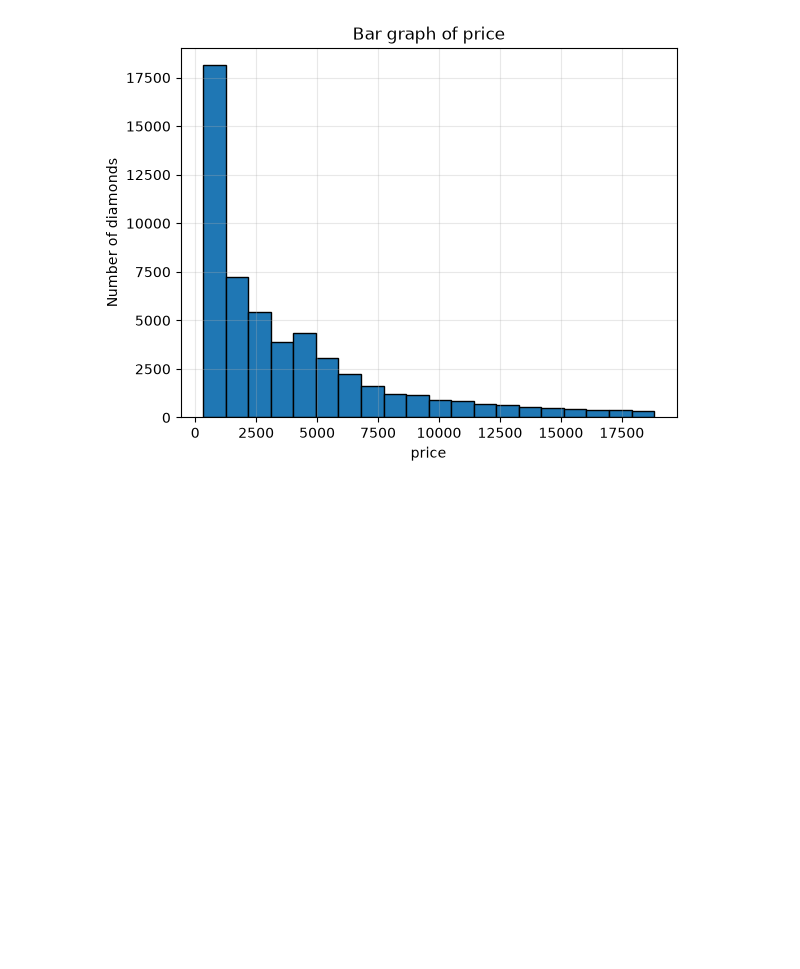
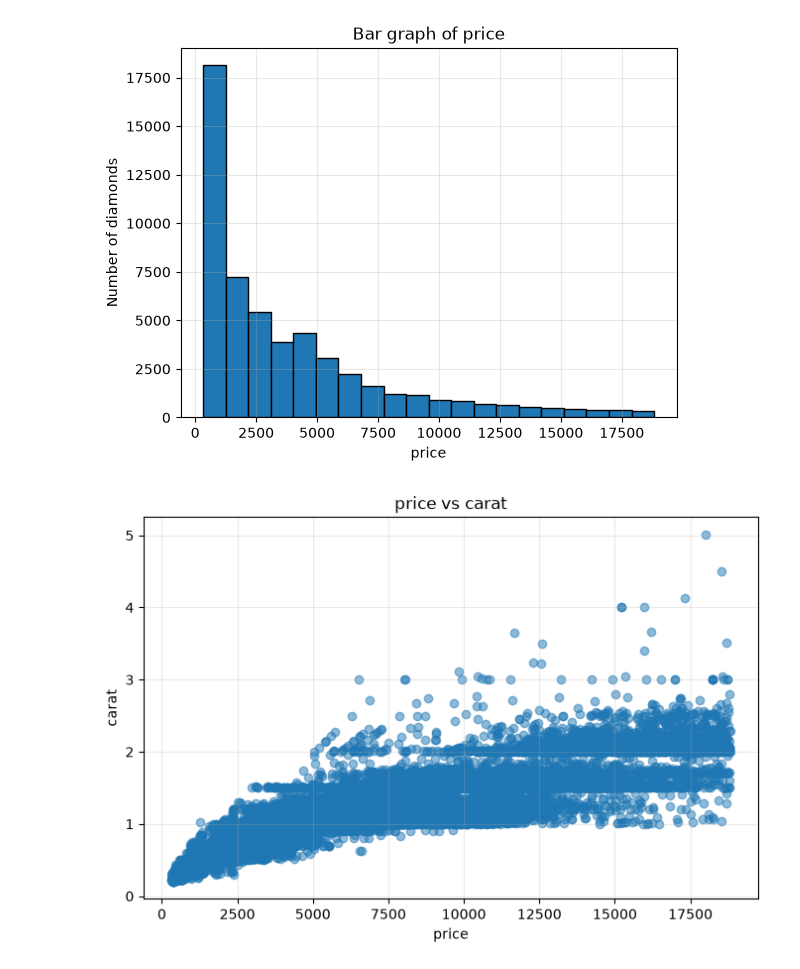
Before and after one commit to Vansh-Ahujaa/AI101-team-80-project, a Jupyter notebook: Src/main.ipynb, the cells around one changed output. Drawn from its saved outputs; the diff is of its cells as text; code cells hidden in the pictures; blank space fills up the shorter version.

```diff
--- a/Src/main.ipynb
+++ b/Src/main.ipynb
@@ -75,3 +75,15 @@ plt.show()
 [figure]
 # %%
 #Scatter plot
+Y_axis=numeric_columns[1]
+X_axis=numeric_columns[4]
+
+plt.figure(figsize=(8, 5))
+plt.scatter(df[X_axis], df[Y_axis], alpha=0.5)
+plt.title(f"{X_axis} vs {Y_axis}")
+plt.xlabel(X_axis)
+plt.ylabel(Y_axis)
+plt.grid(alpha=0.25)
+plt.show()
+# %% [output]
+[figure, added]
```
